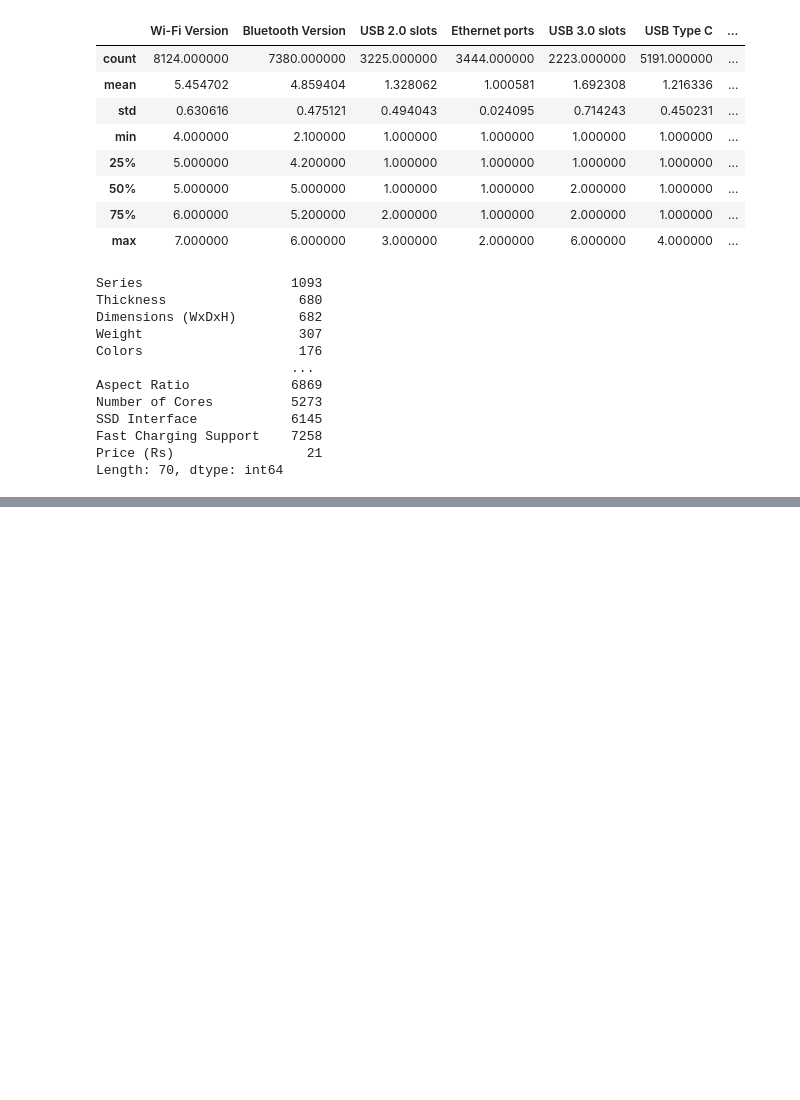
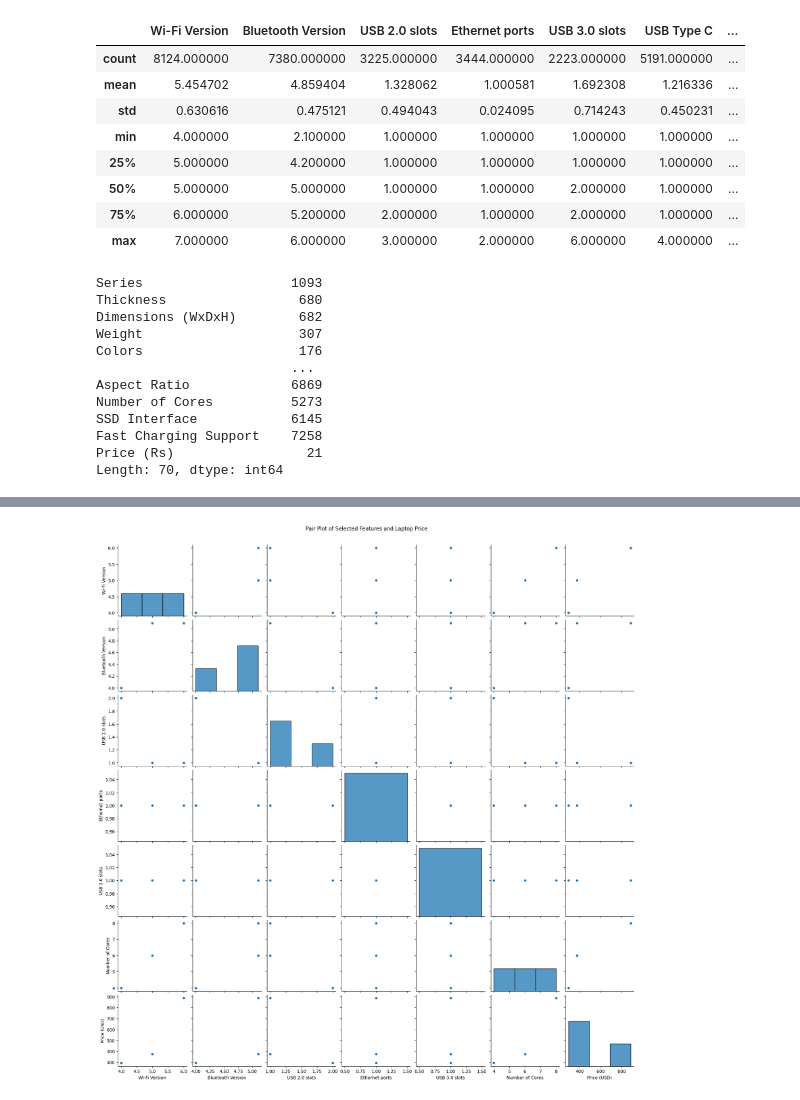
Before and after one commit to aydeeqm/dsrp-ml-notebooks, a Jupyter notebook: notebooks/regression_laptop.ipynb, the cells around one changed output, grey strips where cells are left out. Cells and saved outputs as stored; diff of their text form; code cells hidden in the pictures; blank space fills up the shorter version.

```diff
--- a/notebooks/regression_laptop.ipynb
+++ b/notebooks/regression_laptop.ipynb
@@ -72,0 +169,6 @@ Length: 70, dtype: int64
+# %%
+sns.pairplot(data_model[model_features + ['Price (USD)']])
+plt.suptitle('Pair Plot of Selected Features and Laptop Price', y=1.02)
+plt.show()
+# %% [output]
+[figure, added]
```
Also changed, not shown: parts of 24 cells of this notebook.
